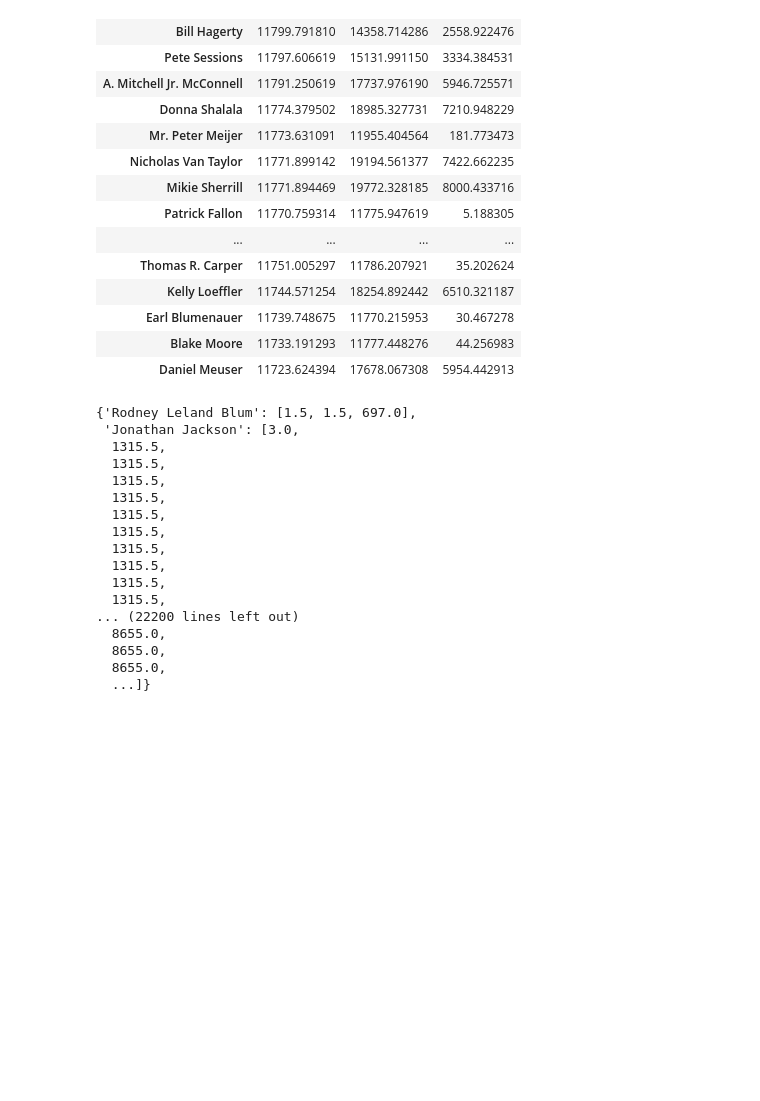
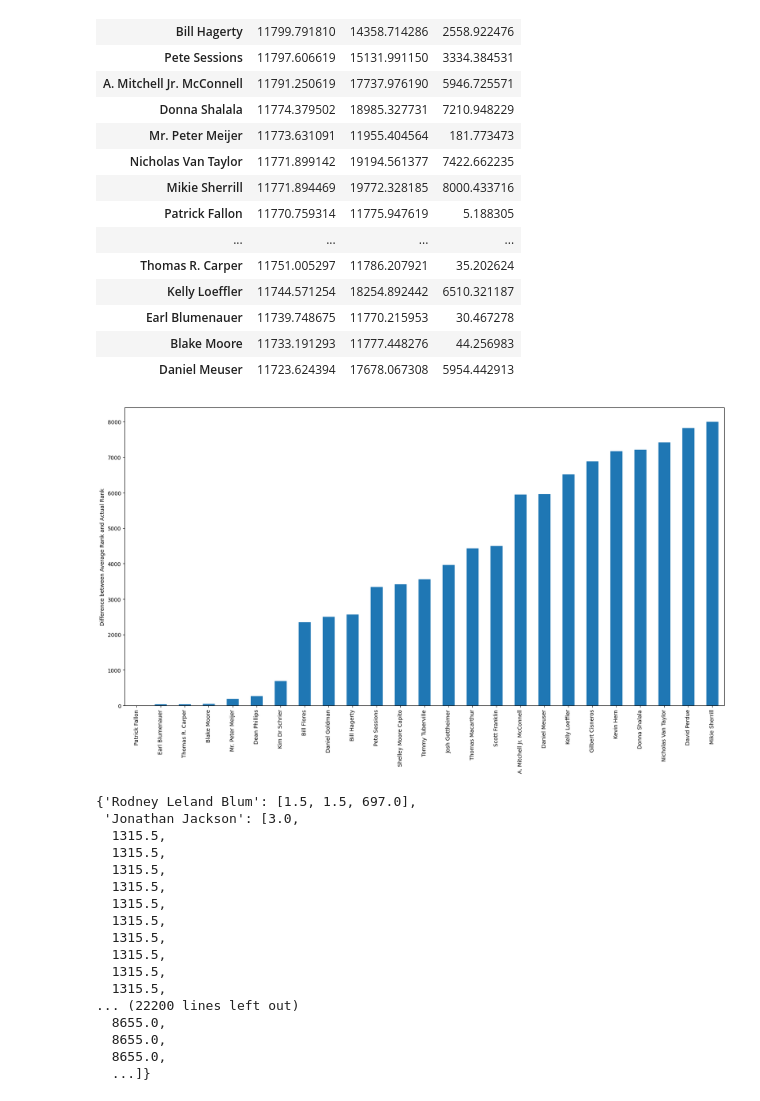
Before and after one commit to maajidhusain/capstone, a Jupyter notebook: Min_Max_Permute.ipynb, the cells around one changed output. Drawn from its saved outputs; the diff is of its cells as text; code cells hidden in the pictures; blank space fills up the shorter version.

```diff
--- a/Min_Max_Permute.ipynb
+++ b/Min_Max_Permute.ipynb
@@ -105,6 +105,13 @@ representative_rank_difference
 | Earl Blumenauer | 11739.748675 | 11770.215953 | 30.467278 |
 | Blake Moore | 11733.191293 | 11777.448276 | 44.256983 |
 | Daniel Meuser | 11723.624394 | 17678.067308 | 5954.442913 |
+# %%
+#plot highest differences
+representative_rank_difference['Difference'].sort_values().plot(kind='bar', figsize=(20,10))
+plt.ylabel('Difference between Average Rank and Actual Rank')
+plt.show()
+# %% [output]
+[figure, added]
 # %%
 # create  a distirbution of the  the rank for each representative
 # create a distribution of the rank for each representative
```
Also changed, not shown: parts of 3 cells of this notebook.
